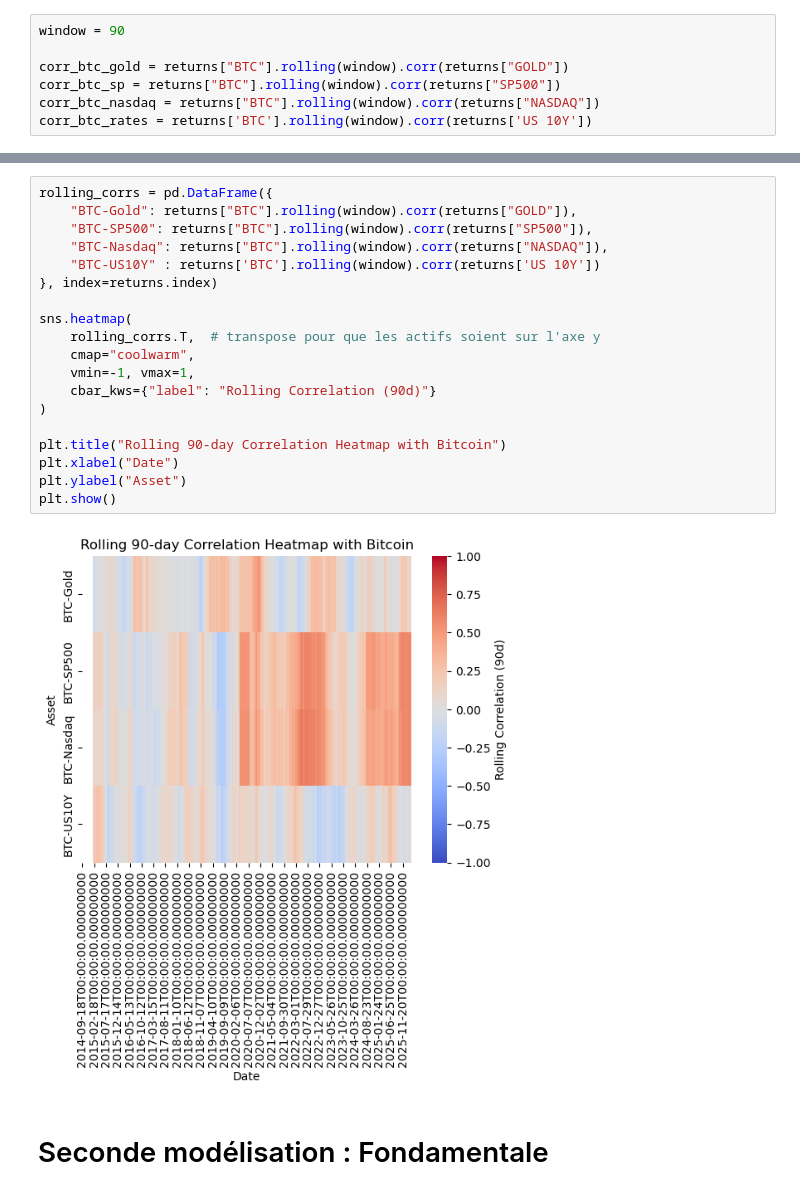
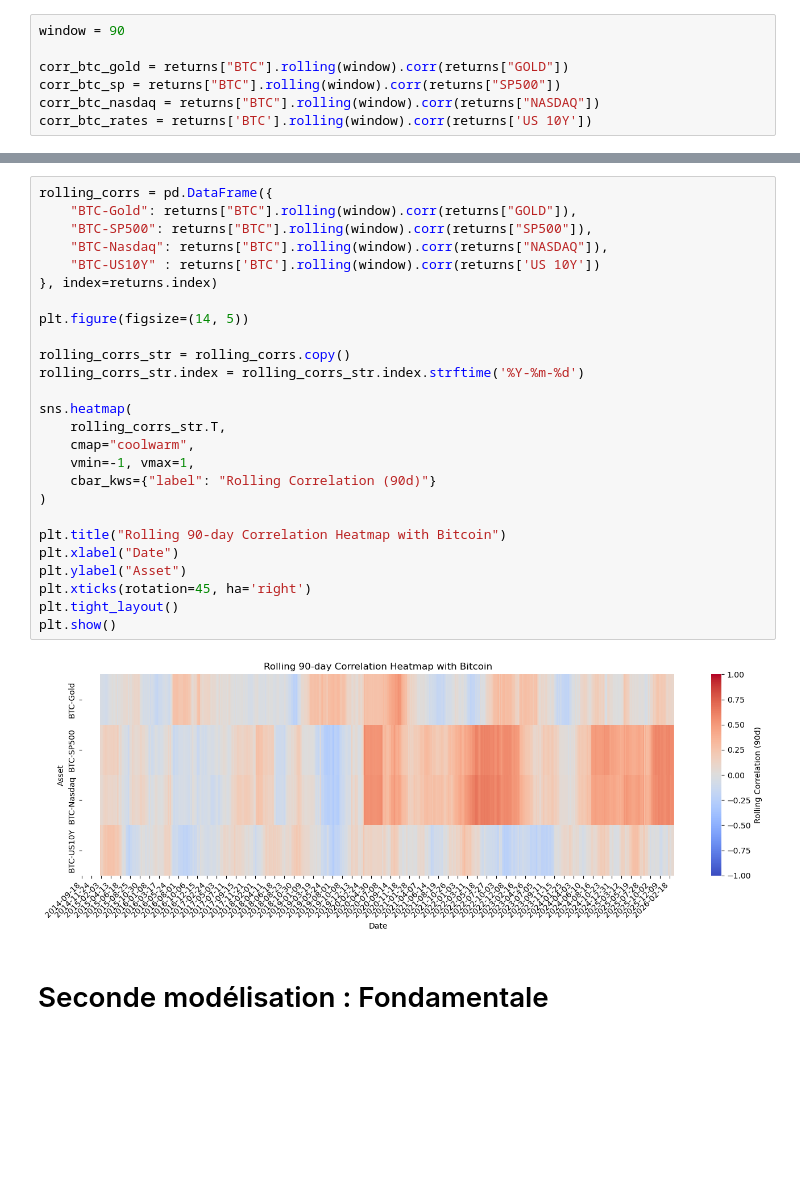
Before and after one commit to Guillaume-melis/Bictoin_price_modelisation, a Jupyter notebook: data_analysis.ipynb, the cells around one changed output, grey strips where cells are left out. Saved outputs shown, nothing was run; the diff lists cells and outputs as text; blank space fills up the shorter version.

```diff
--- a/data_analysis.ipynb
+++ b/data_analysis.ipynb
@@ -522,24 +621,31 @@ Name: BTC, Length: 65, dtype: float64
 # %%
 rolling_corrs = pd.DataFrame({
     "BTC-Gold": returns["BTC"].rolling(window).corr(returns["GOLD"]),
     "BTC-SP500": returns["BTC"].rolling(window).corr(returns["SP500"]),
     "BTC-Nasdaq": returns["BTC"].rolling(window).corr(returns["NASDAQ"]),
     "BTC-US10Y" : returns['BTC'].rolling(window).corr(returns['US 10Y'])
 }, index=returns.index)
 
+plt.figure(figsize=(14, 5))
+
+rolling_corrs_str = rolling_corrs.copy()
+rolling_corrs_str.index = rolling_corrs_str.index.strftime('%Y-%m-%d')
+
 sns.heatmap(
-    rolling_corrs.T,  # transpose pour que les actifs soient sur l'axe y
+    rolling_corrs_str.T,
     cmap="coolwarm",
     vmin=-1, vmax=1,
     cbar_kws={"label": "Rolling Correlation (90d)"}
 )
 
 plt.title("Rolling 90-day Correlation Heatmap with Bitcoin")
 plt.xlabel("Date")
 plt.ylabel("Asset")
+plt.xticks(rotation=45, ha='right')
+plt.tight_layout()
 plt.show()
 # %% [output]
-[figure, old version]
+[figure, new version]
 # %% [markdown]
 # Seconde modélisation : Fondamentale
 # %%
```
Also changed, not shown: parts of 25 cells of this notebook.
